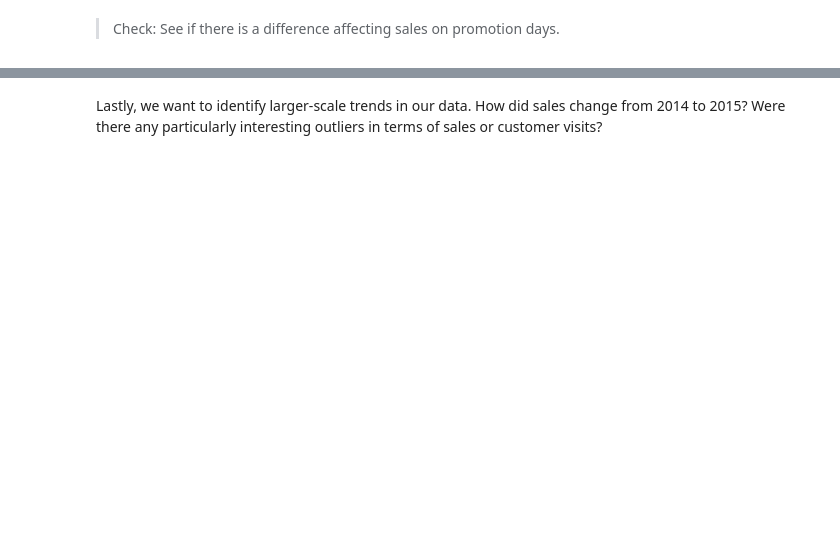
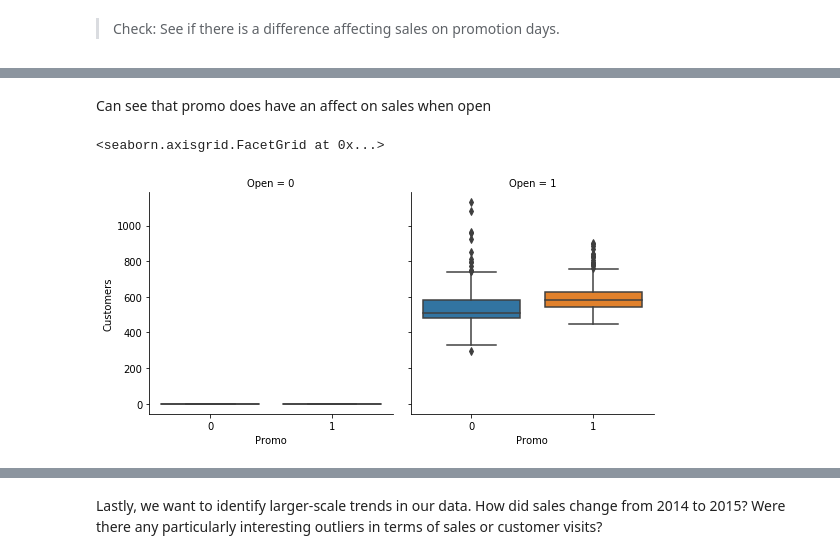
Before and after one commit to leahgaeta/Leah-Gaeta-GA-Data-Science, a Jupyter notebook: lessons/lesson-15/code/starter-code/starter-code-15.ipynb, the cells around one changed output, grey strips where cells are left out. Saved outputs shown, nothing was run; the diff lists cells and outputs as text; code cells hidden in the pictures; blank space fills up the shorter version.

```diff
--- a/lessons/lesson-15/code/starter-code/starter-code-15.ipynb
+++ b/lessons/lesson-15/code/starter-code/starter-code-15.ipynb
@@ -67,0 +130,16 @@ sb.factorplot(
+# %% [markdown]
+Can see that promo does have an affect on sales when open
+# %%
+# TODO
+sb.factorplot(
+    col = 'Open',
+    x='Promo',
+    y='Customers',
+    data=store1_data,
+    kind='box'
+)
+
+#see the effect of promo on customers
+# %% [output]
+<seaborn.axisgrid.FacetGrid at 0x...>
+[figure, added]
```
Also changed, not shown: parts of 40 cells of this notebook.
